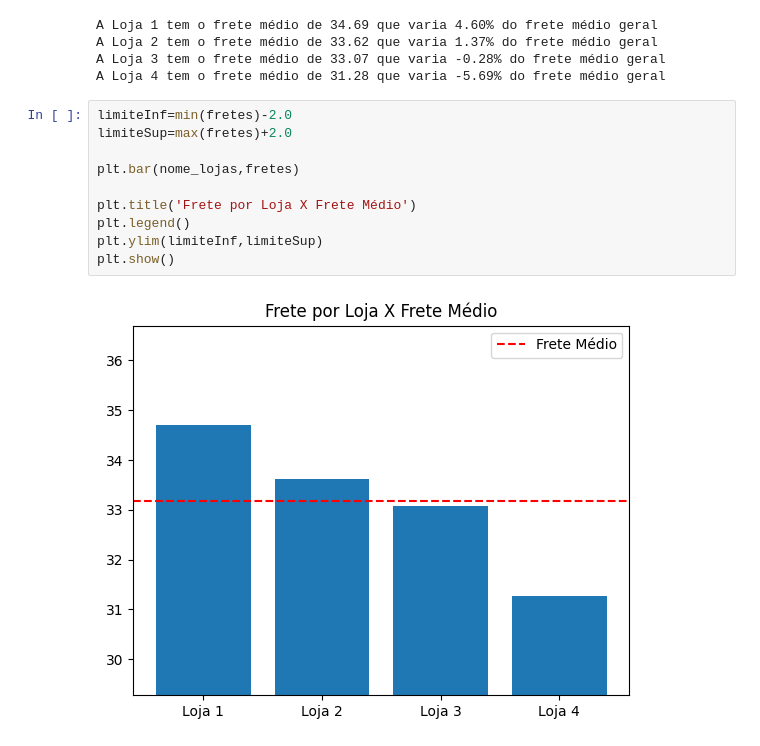
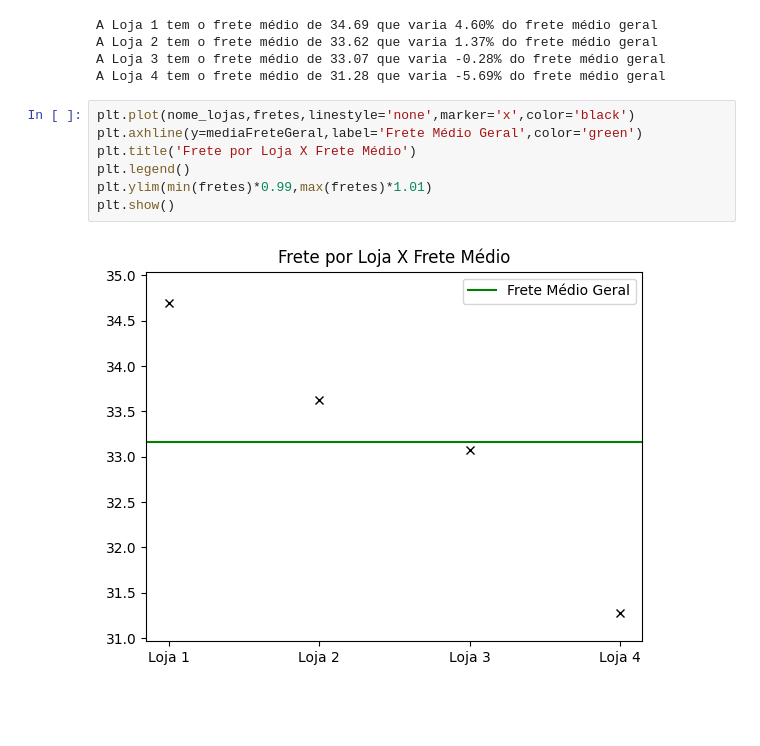
Before and after one commit to Viterb01/Challenge-Alura-Store-One, a Jupyter notebook: AluraStoreBrasil.ipynb, the cells around one changed output. Saved outputs shown, nothing was run; the diff lists cells and outputs as text; blank space fills up the shorter version.

Commit message:
Frete médio e Mapa de calor

```diff
--- a/AluraStoreBrasil.ipynb
+++ b/AluraStoreBrasil.ipynb
@@ -200,15 +200,12 @@ A Loja 1 tem o frete médio de 34.69 que varia 4.60% do frete médio geral
 A Loja 2 tem o frete médio de 33.62 que varia 1.37% do frete médio geral
 A Loja 3 tem o frete médio de 33.07 que varia -0.28% do frete médio geral
 A Loja 4 tem o frete médio de 31.28 que varia -5.69% do frete médio geral
-# %%
-limiteInf=min(fretes)-2.0
-limiteSup=max(fretes)+2.0
-
-plt.bar(nome_lojas,fretes)
-
-plt.title('Frete por Loja X Frete Médio')
-plt.legend()
-plt.ylim(limiteInf,limiteSup)
-plt.show()
-# %% [output]
-[figure, removed]
+# %%
+plt.plot(nome_lojas,fretes,linestyle='none',marker='x',color='black')
+plt.axhline(y=mediaFreteGeral,label='Frete Médio Geral',color='green')
+plt.title('Frete por Loja X Frete Médio')
+plt.legend()
+plt.ylim(min(fretes)*0.99,max(fretes)*1.01)
+plt.show()
+# %% [output]
+[figure, added]
```
Also changed, not shown: parts of 7 cells of this notebook.
